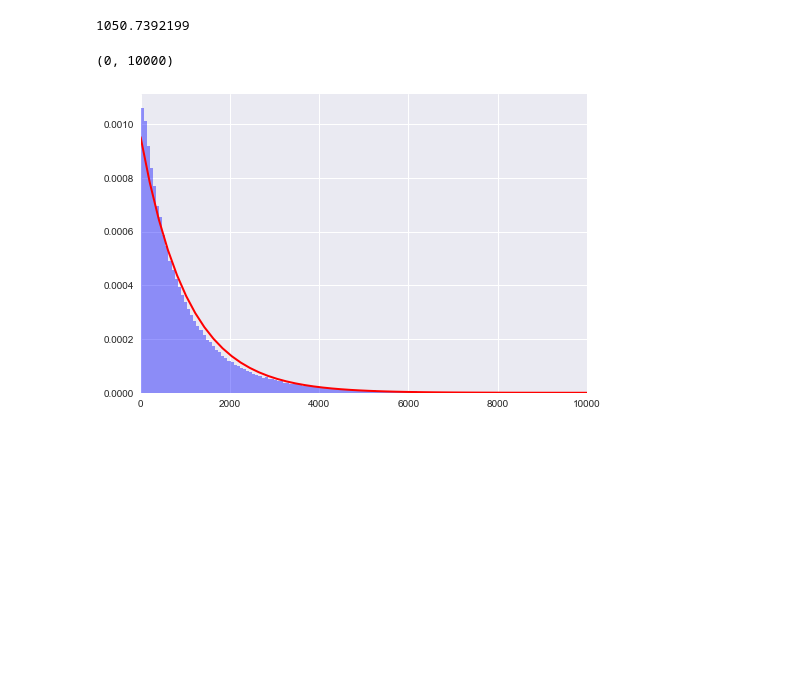
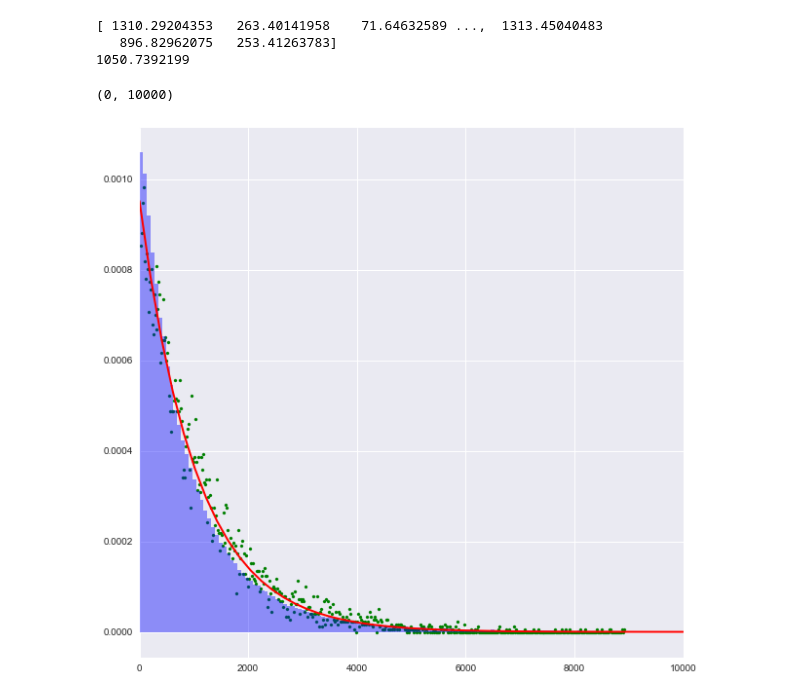
Before and after one commit to lipry/San-Francisco-Fires-Simulation, a Jupyter notebook: SF fire incidents data analysis.ipynb, the cells around one changed output. Drawn from its saved outputs; the diff is of its cells as text; code cells hidden in the pictures; blank space fills up the shorter version.

```diff
--- a/SF fire incidents data analysis.ipynb
+++ b/SF fire incidents data analysis.ipynb
@@ -69,15 +89,22 @@ alarm_intertime = calculate_intertime(df, 'Alarm DtTm')
 # %%
+alarm_intertime = calculate_intertime(df, 'Alarm DtTm')
+
+exp_bins, exp_counts = Exponential(1/alarm_intertime.mean()).pdf(10000, 500)
 xs = np.linspace(0, 10000)
 rv = stats.expon(0,alarm_intertime.mean())
 print(alarm_intertime.mean())
 
+
 f, ax = plt.subplots()
 ax.hist(alarm_intertime, bins=500, color="blue", normed=True, lw=1, alpha=0.4)
 ax.plot(xs, rv.pdf(xs), color="red", lw=2)
+ax.scatter(exp_bins, exp_counts, color="green", lw=0.1, s=10)
 ax.set_xlim(0, 10000)
 # %% [output]
+[ 1310.29204353   263.40141958    71.64632589 ...,  1313.45040483
+   896.82962075   253.41263783]
 1050.7392199
 (0, 10000)
-[figure, old version]
+[figure, new version]
 # %%
 kstest(alarm_intertime, 'expon', args=(0,alarm_intertime.mean()))
```
Also changed, not shown: parts of 11 cells of this notebook, 2 other files.
